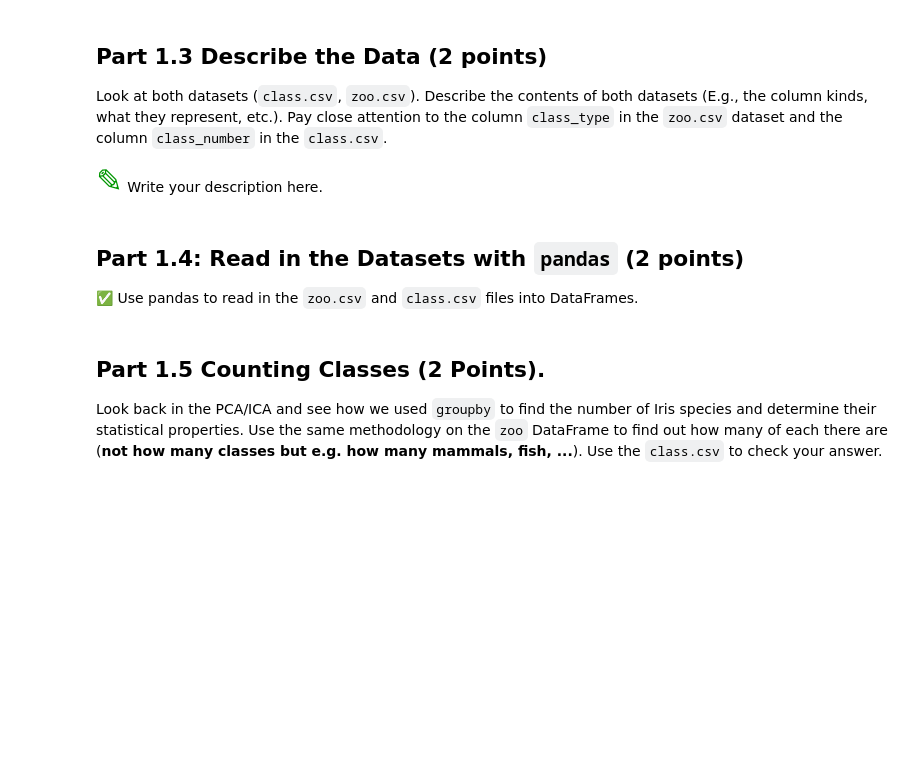
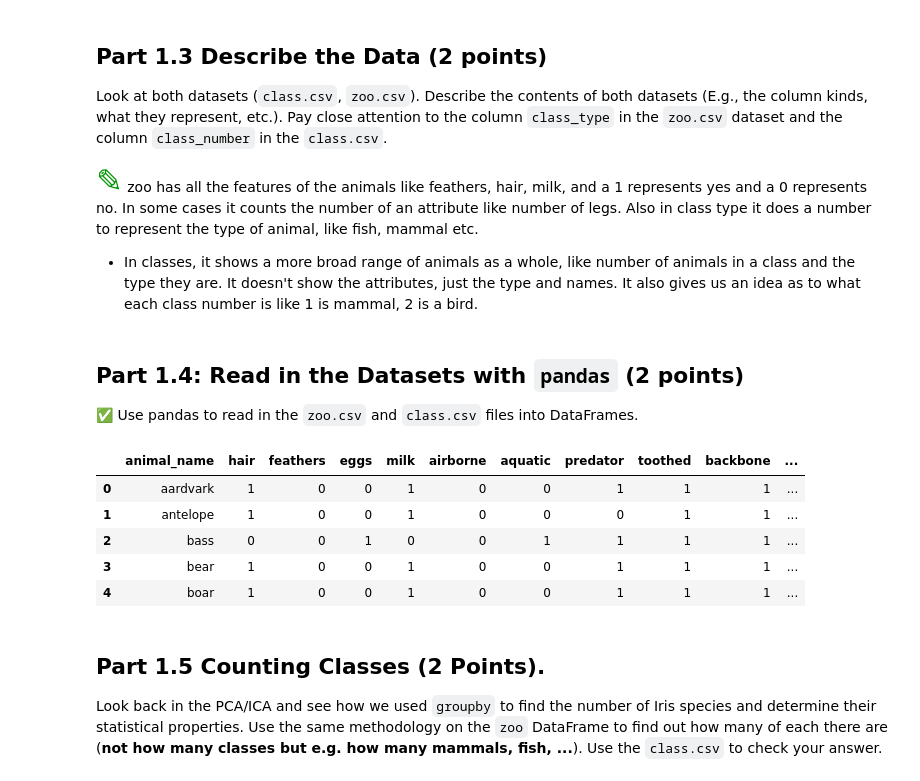
Before and after one commit to mccoll58/CMSE202-s23-turnin, a Jupyter notebook: hw-02/HW-02_PandasAndObjects-STUDENT.ipynb, the cells around one changed output. Drawn from its saved outputs; the diff is of its cells as text; code cells hidden in the pictures; blank space fills up the shorter version.

```diff
--- a/hw-02/HW-02_PandasAndObjects-STUDENT.ipynb
+++ b/hw-02/HW-02_PandasAndObjects-STUDENT.ipynb
@@ -76,13 +83,26 @@ Open a terminal and use the **commandline** to view the datasets with the tools
 
 Look at both datasets (`class.csv`, `zoo.csv`). Describe the contents of both datasets (E.g., the column kinds, what they represent, etc.). Pay close attention to the column `class_type` in the `zoo.csv` dataset and the column `class_number` in the `class.csv`.
 # %% [markdown]
-<font size=6 color="#009600">&#9998;</font> Write your description here.
+<font size=6 color="#009600">&#9998;</font> zoo has all the features of the animals like feathers, hair, milk, and a 1 represents yes and a 0 represents no. In some cases it counts the number of an attribute like number of legs. Also in class type it does a number to represent the type of animal, like fish, mammal etc.
+- In classes, it shows a more broad range of animals as a whole, like number of animals in a class and the type they are. It doesn't show the attributes, just the type and names. It also gives us an idea as to what each class number is like 1 is mammal, 2 is a bird.
 # %% [markdown]
 ## Part 1.4: Read in the Datasets with `pandas` (2 points)
 
 &#9989; Use pandas to read in the `zoo.csv` and `class.csv` files into DataFrames.
 # %%
 #Write code here
+import pandas as pd
+zoo = pd.read_csv('zoo')
+classes = pd.read_csv('class')
+zoo.head()
+#classes
+# %% [output]
+|  | animal_name | hair | feathers | eggs | milk | airborne | aquatic | predator | toothed | backbone | ... |
+| 0 | aardvark | 1 | 0 | 0 | 1 | 0 | 0 | 1 | 1 | 1 | ... |
+| 1 | antelope | 1 | 0 | 0 | 1 | 0 | 0 | 0 | 1 | 1 | ... |
+| 2 | bass | 0 | 0 | 1 | 0 | 0 | 1 | 1 | 1 | 1 | ... |
+| 3 | bear | 1 | 0 | 0 | 1 | 0 | 0 | 1 | 1 | 1 | ... |
+| 4 | boar | 1 | 0 | 0 | 1 | 0 | 0 | 1 | 1 | 1 | ... |
 # %% [markdown]
 ## Part 1.5 Counting Classes (2 Points).
 
```
Also changed, not shown: parts of 6 cells of this notebook.
